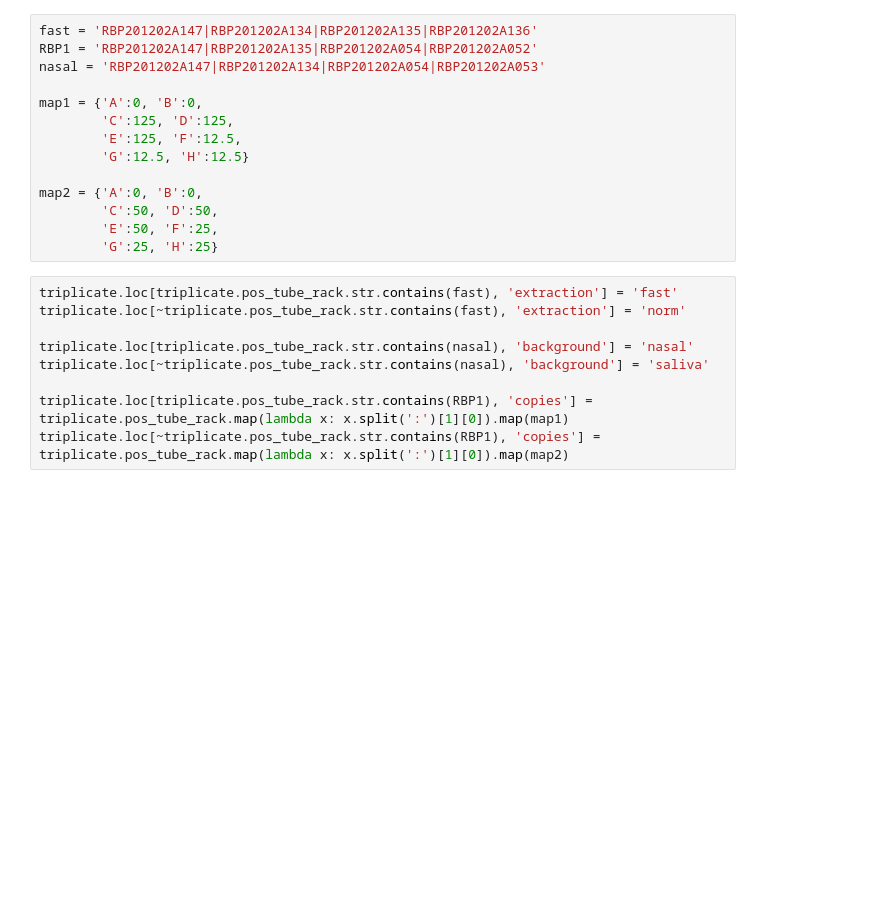
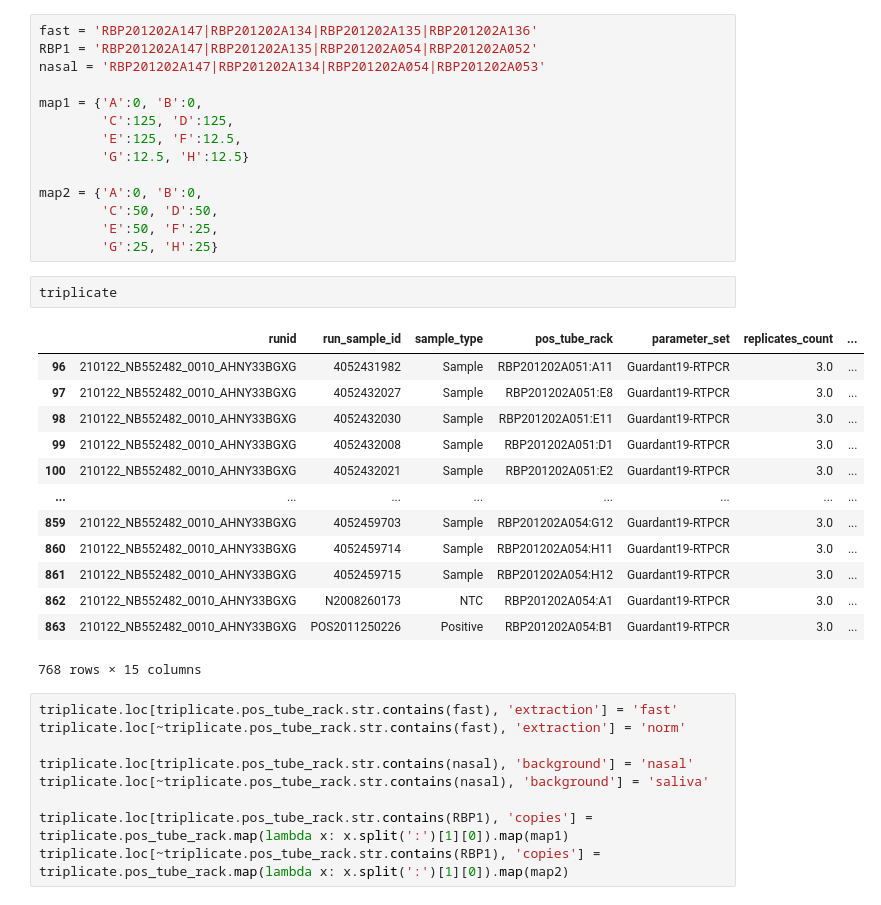
Before and after one commit to gh-bshih/g19_analysis, a Jupyter notebook: 210122_FASTvsNormContrived.ipynb, the cells around one changed output. Cells and saved outputs as stored; diff of their text form; blank space fills up the shorter version.

```diff
--- a/210122_FASTvsNormContrived.ipynb
+++ b/210122_FASTvsNormContrived.ipynb
@@ -26,6 +26,22 @@ map2 = {'A':0, 'B':0,
         'C':50, 'D':50,
         'E':50, 'F':25,
         'G':25, 'H':25}
+# %%
+triplicate
+# %% [output]
+|  | runid | run_sample_id | sample_type | pos_tube_rack | parameter_set | replicates_count | ... |
+| 96 | 210122_NB552482_0010_AHNY33BGXG | 4052431982 | Sample | RBP201202A051:A11 | Guardant19-RTPCR | 3.0 | ... |
+| 97 | 210122_NB552482_0010_AHNY33BGXG | 4052432027 | Sample | RBP201202A051:E8 | Guardant19-RTPCR | 3.0 | ... |
+| 98 | 210122_NB552482_0010_AHNY33BGXG | 4052432030 | Sample | RBP201202A051:E11 | Guardant19-RTPCR | 3.0 | ... |
+| 99 | 210122_NB552482_0010_AHNY33BGXG | 4052432008 | Sample | RBP201202A051:D1 | Guardant19-RTPCR | 3.0 | ... |
+| 100 | 210122_NB552482_0010_AHNY33BGXG | 4052432021 | Sample | RBP201202A051:E2 | Guardant19-RTPCR | 3.0 | ... |
+| ... | ... | ... | ... | ... | ... | ... | ... |
+| 859 | 210122_NB552482_0010_AHNY33BGXG | 4052459703 | Sample | RBP201202A054:G12 | Guardant19-RTPCR | 3.0 | ... |
+| 860 | 210122_NB552482_0010_AHNY33BGXG | 4052459714 | Sample | RBP201202A054:H11 | Guardant19-RTPCR | 3.0 | ... |
+| 861 | 210122_NB552482_0010_AHNY33BGXG | 4052459715 | Sample | RBP201202A054:H12 | Guardant19-RTPCR | 3.0 | ... |
+| 862 | 210122_NB552482_0010_AHNY33BGXG | N2008260173 | NTC | RBP201202A054:A1 | Guardant19-RTPCR | 3.0 | ... |
+| 863 | 210122_NB552482_0010_AHNY33BGXG | POS2011250226 | Positive | RBP201202A054:B1 | Guardant19-RTPCR | 3.0 | ... |
+768 rows × 15 columns
 # %%
 triplicate.loc[triplicate.pos_tube_rack.str.contains(fast), 'extraction'] = 'fast'
 triplicate.loc[~triplicate.pos_tube_rack.str.contains(fast), 'extraction'] = 'norm'
```
Also changed, not shown: parts of 9 cells of this notebook.
